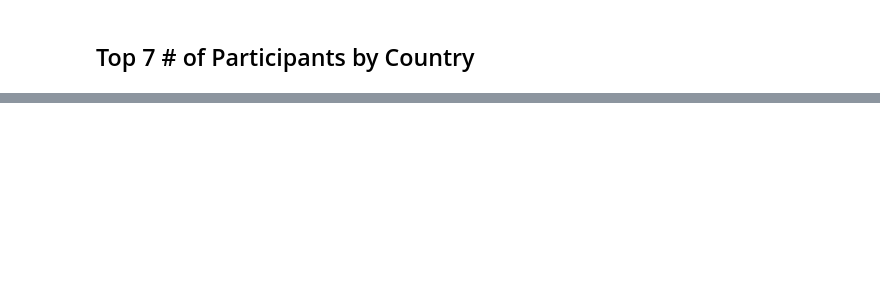
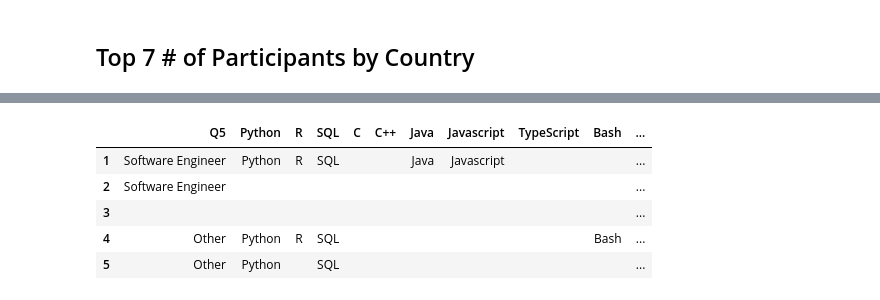
Before and after one commit to lsh950919/Kaggle, a Jupyter notebook: 2019 Kaggle ML & DS Survey.ipynb, the cells around one changed output, grey strips where cells are left out. Drawn from its saved outputs; the diff is of its cells as text; code cells hidden in the pictures; blank space fills up the shorter version.

```diff
--- a/2019 Kaggle ML & DS Survey.ipynb
+++ b/2019 Kaggle ML & DS Survey.ipynb
@@ -354,0 +547,3 @@ SyntaxError: invalid syntax (<ipython-input-62-52b47558193e>, line 60)
+# %%
+tmp2 = jobs_educational.groupby('Q5').count()
+tmp2
@@ -354,0 +565,25 @@ SyntaxError: invalid syntax (<ipython-input-62-52b47558193e>, line 60)
+# %%
+labels = []
+parents = []
+values = []
+
+values.append(len(jobs_educational))
+parents.append('')
+labels.append('Tot')
+
+for a, b in zip(tmp2.values, tmp2.index):
+    values.append(a[0])
+    parents.append('Tot')
+    labels.append(b)
+
+for a, b in zip(tmp.values, tmp.index):
+    values.append(a)
+    parents.append(b[0])
+    labels.append(b[1])
+
+fig = go.Figure(go.Sunburst(labels = labels,
+                           parents = parents,
+                           values = values,
+                           branchvalues = 'total'))
+
+fig.update_layout(title = 'Jobs & Education', margin = dict(t = 0, l = 0, r = 0, b = 0))
@@ -354,0 +594,5 @@ SyntaxError: invalid syntax (<ipython-input-62-52b47558193e>, line 60)
+# %%
+q18_df, q18_sub = q_list('Q18')
+q18_df.drop(0, axis = 0, inplace = True)
+q18_convert = {b:a for a, b in zip(q18_sub.values, q18_df.columns)}
+q18_df.rename(columns = q18_convert, inplace = True)
@@ -354,0 +614,4 @@ SyntaxError: invalid syntax (<ipython-input-62-52b47558193e>, line 60)
+# %%
+jobs_lang = multiple_choice['Q5']
+jobs_lang.drop(0, axis = 0, inplace = True)
+jobs_lang
@@ -354,0 +631,10 @@ SyntaxError: invalid syntax (<ipython-input-62-52b47558193e>, line 60)
+# %%
+jobs_lang = pd.concat([jobs_lang, q18_df], axis = 1).fillna('')
+jobs_lang.head()
+# %% [output]
+|  | Q5 | Python | R | SQL | C | C++ | Java | Javascript | TypeScript | Bash | ... |
+| 1 | Software Engineer | Python | R | SQL |  |  | Java | Javascript |  |  | ... |
+| 2 | Software Engineer |  |  |  |  |  |  |  |  |  | ... |
+| 3 |  |  |  |  |  |  |  |  |  |  | ... |
+| 4 | Other | Python | R | SQL |  |  |  |  |  | Bash | ... |
+| 5 | Other | Python |  | SQL |  |  |  |  |  |  | ... |
```
Also changed, not shown: parts of 25 cells of this notebook.
